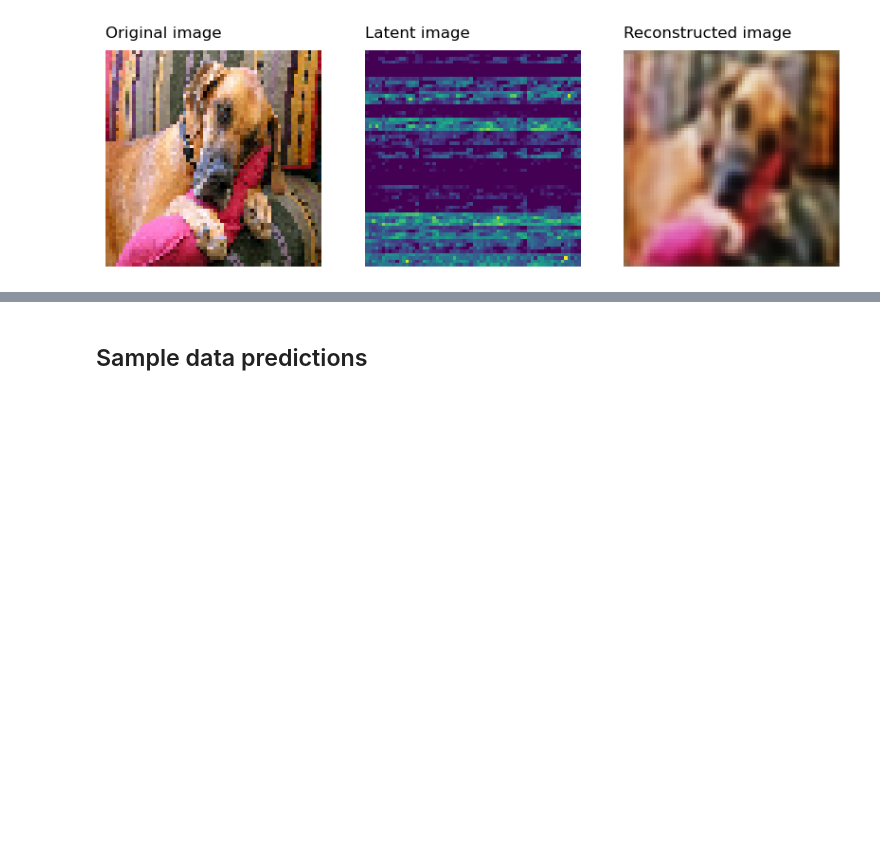
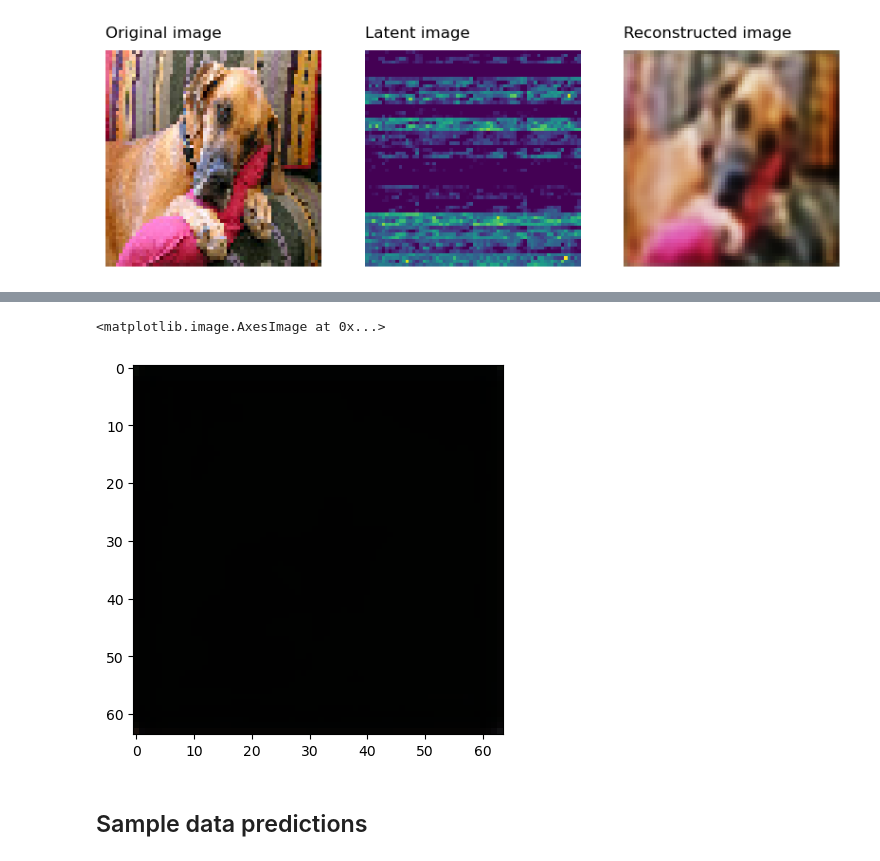
Before and after one commit to baiochi/VAE-dogs, a Jupyter notebook: vae_dog_keras.ipynb, the cells around one changed output, grey strips where cells are left out. Saved outputs shown, nothing was run; the diff lists cells and outputs as text; code cells hidden in the pictures; blank space fills up the shorter version.

Commit message:
trying to generate random images

```diff
--- a/vae_dog_keras.ipynb
+++ b/vae_dog_keras.ipynb
@@ -22,6 +23,8 @@ Click to view modules imported as dependencies
 OpenSSL 22.0.0 PyObjCTools NA aa8f2297d25b4dc6fd3d98411eb3ba53823c4f42 NA absl NA appnope 0.1.2 asttokens NA astunparse 1.6.3 backcall 0.2.0 bcrypt 3.2.0 boto3 1.24.28 botocore 1.27.28 bottleneck 1.3. ...
 ----- IPython 8.4.0 jupyter_client 6.1.12 jupyter_core 4.10.0 jupyterlab 3.4.4 notebook 6.4.12 ----- Python 3.9.12 (main, Apr 5 2022, 01:53:17) [Clang 12.0.0 ] macOS-10.15.7-x86_64-i386-64bit ----- Se ...
 # %%
+IMAGES_LIST = os.listdir('database/sample_train/training_class')
+IMAGES_PATH = 'database/sample_train/'
 BATCH_SIZE = 256
 EPOCHS = 10
 IMAGE_DIM = (64, 64, 3)
@@ -202,0 +209,21 @@ plt.imshow(decoded_image);
+# %%
+# CREATE 10000 CROPPED IMAGES
+x = np.random.choice(np.arange(len(IMAGES_LIST)),10)
+images = np.zeros((10000,64,64,3))
+for i in range(len(x)):
+    img = Image.open(IMAGES_PATH + 'training_class/'+ IMAGES_LIST[x[i]])
+    img = img.resize((100,int(img.size[1]/(img.size[0]/100))), Image.ANTIALIAS)
+    img = img.crop((18, 0, 82, 64))
+    images[i,:,:,:] = np.asarray(img).astype('float32') / 255.
+    #if i%1000==0: print(i)
+
+# CALCULATE ELLIPSOID FROM 10000 IMAGES
+encoded_imgs = encoder.predict(images)
+sz = LATENT_DIM[0] * LATENT_DIM[1] * LATENT_DIM[2]
+encoded_imgs = encoded_imgs.reshape((-1,sz))
+mm = np.mean(encoded_imgs,axis=0)
+ss = np.cov(encoded_imgs,rowvar=False)
+
+# GENERATE 9 RANDOM DOG IMAGES
+generated = np.random.multivariate_normal(mm,ss,9)
+generated = generated.reshape((-1,LATENT_DIM[0],LATENT_DIM[1],LATENT_DIM[2]))
@@ -202,0 +232,5 @@ plt.imshow(decoded_image);
+# %%
+k = 1
+decoded_image = decoder.predict(generated[k*3].reshape((-1,LATENT_DIM[0],LATENT_DIM[1],LATENT_DIM[2])))
+plt.imshow(decoded_image[0])#.reshape((64,64,3))
+# %% [output]
@@ -203,3 +238,5 @@ plt.imshow(decoded_image);
+<matplotlib.image.AxesImage at 0x...>
+[figure, added]
 # %% [markdown]
 ## Sample data predictions
 # %%
```
Also changed, not shown: parts of 8 cells of this notebook.
